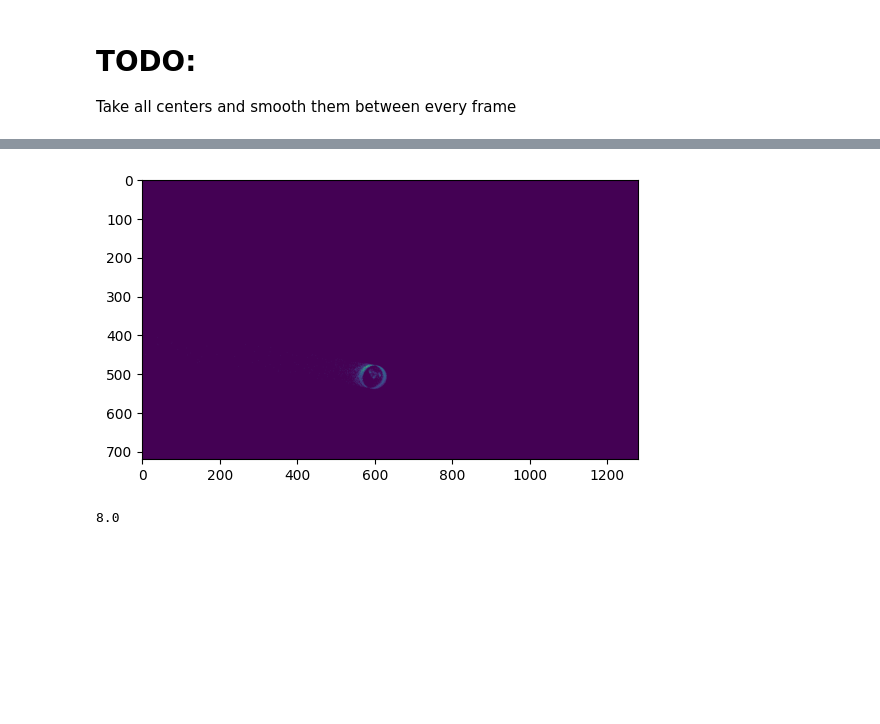
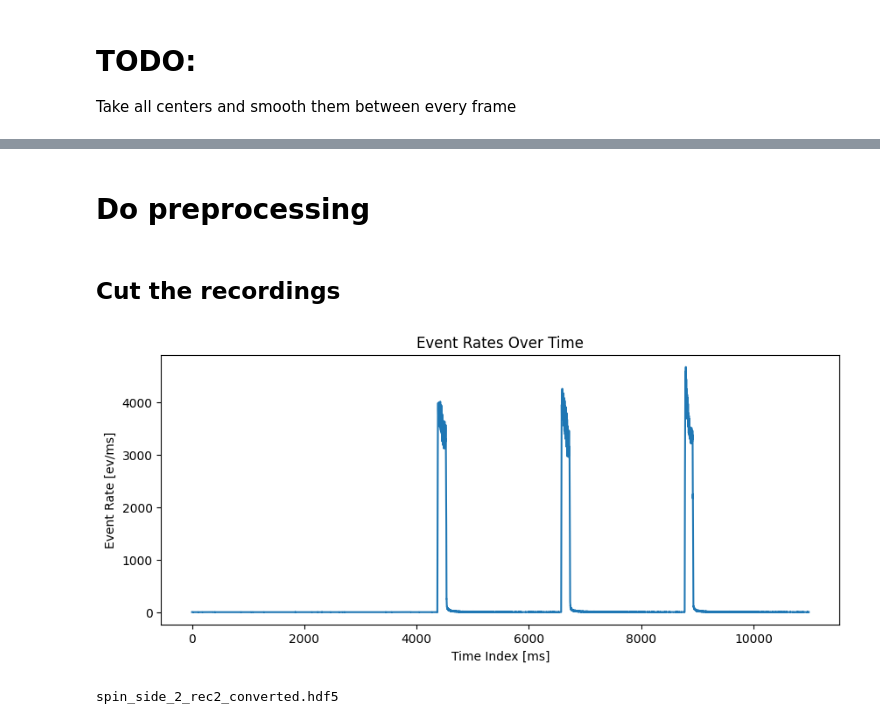
Before and after one commit to leviN1998/Master_Thesis, a Jupyter notebook: notebooks/6.0-lk-cut-ball_gun-recording.ipynb, the cells around one changed output, grey strips where cells are left out. Cells and saved outputs as stored; diff of their text form; code cells hidden in the pictures; blank space fills up the shorter version.

Commit message:
preprocessing spindoe

```diff
--- a/notebooks/6.0-lk-cut-ball_gun-recording.ipynb
+++ b/notebooks/6.0-lk-cut-ball_gun-recording.ipynb
@@ -310,21 +309,4 @@ Take all centers and smooth them between every frame
-# %%
-evs_mv = eventIO.buffer_to_array(buf_spike1)
-ev_it = eventIO.EventIterator(evs_mv, tw_us=timeframe_us)
-number = 70
-i = 0
-
-for evs in ev_it:
-    frame0 = evs
-    i += 1
-    if i == number:
-        break
-
-plt.imshow(event_representations.events_to_image(frame0["x"], frame0["y"], frame0["t"], frame0["p"]))
-plt.show()
-# %% [output]
-[figure, removed]
-# %%
-x, y, t, p = frame0["x"], frame0["y"], frame0["t"], frame0["p"]
-counts = event_representations.events_to_image(x, y, t, p)
-# %% [output]
-8.0
+# %% [markdown]
+# Do preprocessing
+# %% [markdown]
+## Cut the recordings
@@ -330,0 +346,17 @@ counts = event_representations.events_to_image(x, y, t, p)
+# %%
+i = 29 # 0 - 29
+filename = filenames[i]
+
+buf = eventIO.load_hdf5("/home/lkolmar/Documents/metavision/recordings/dataset_full_ball-gun/hdf5/" + filename)
+event_rates = buf.ms_to_idx[1:] - buf.ms_to_idx[:-1]
+
+plt.figure(figsize=(10, 4))
+plt.plot(event_rates)
+plt.xlabel("Time Index [ms]")
+plt.ylabel("Event Rate [ev/ms]")
+plt.title("Event Rates Over Time")
+plt.show()
+print(filename)
+# %% [output]
+[figure, added]
+spin_side_2_rec2_converted.hdf5
```
Also changed, not shown: parts of 8 cells of this notebook, 3 other files.
